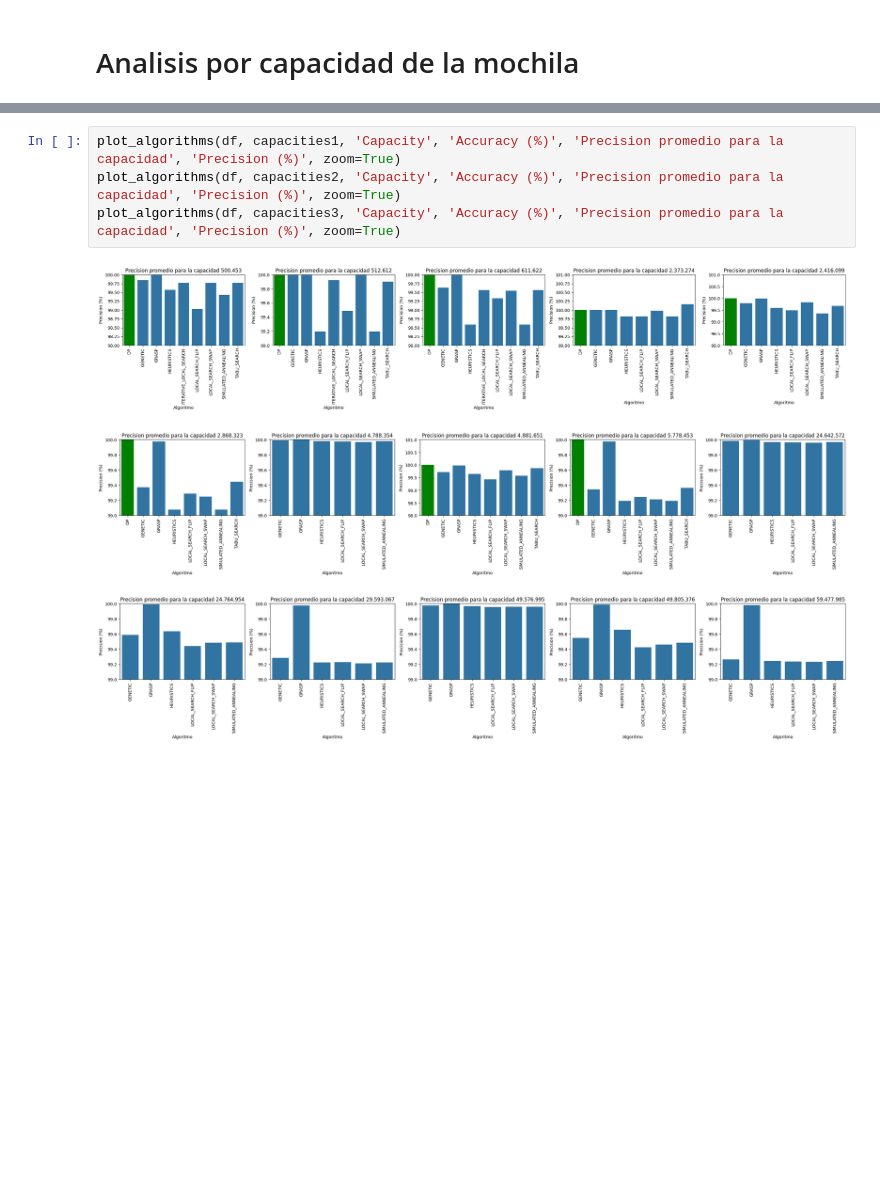
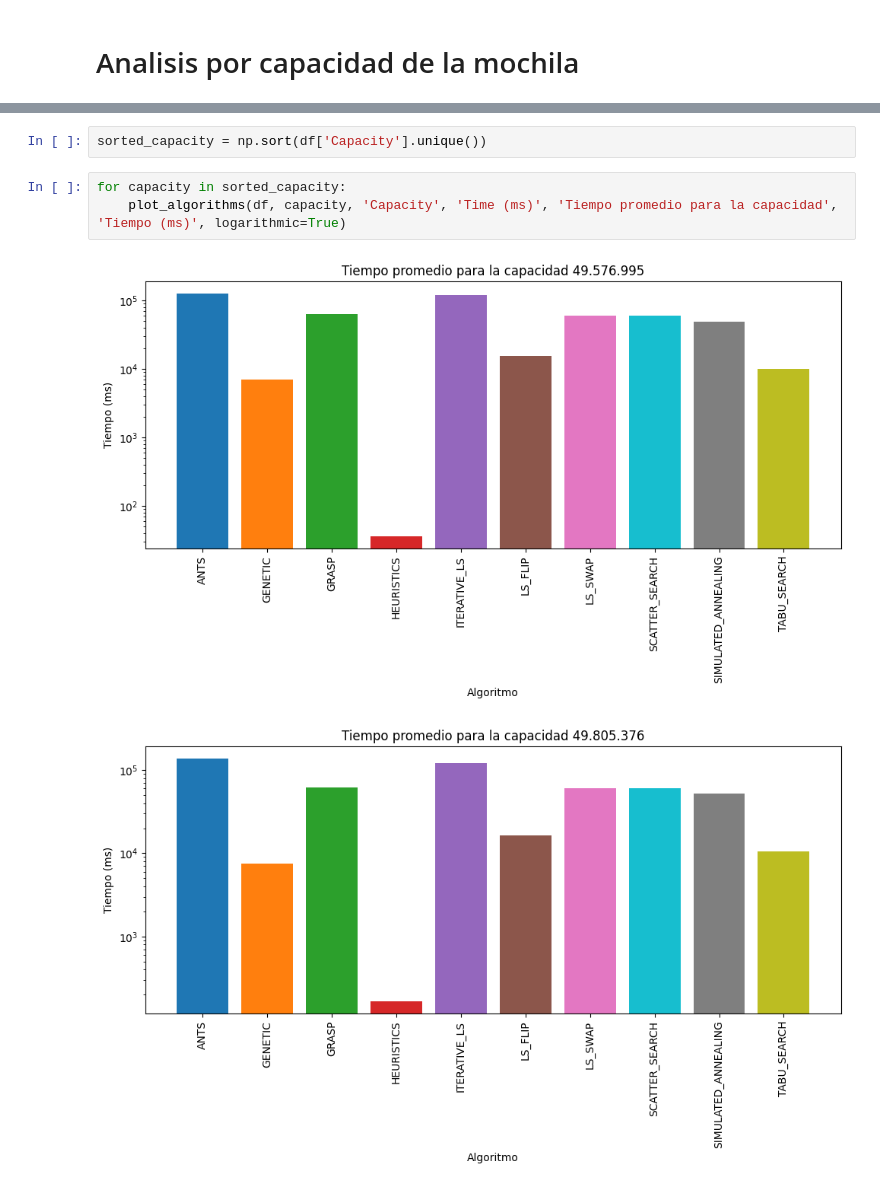
Before and after one commit to adelinarf/proyecto-dise-o2, a Jupyter notebook: analisis.ipynb, the cells around one changed output, grey strips where cells are left out. Drawn from its saved outputs; the diff is of its cells as text; blank space fills up the shorter version.

```diff
--- a/analisis.ipynb
+++ b/analisis.ipynb
@@ -111,8 +118,8 @@ plot_algorithms(df, capacities3, 'Capacity', 'Time (ms)', 'Tiempo promedio para
-# %%
-plot_algorithms(df, capacities1, 'Capacity', 'Accuracy (%)', 'Precision promedio para la capacidad', 'Precision (%)', zoom=True)
-plot_algorithms(df, capacities2, 'Capacity', 'Accuracy (%)', 'Precision promedio para la capacidad', 'Precision (%)', zoom=True)
-plot_algorithms(df, capacities3, 'Capacity', 'Accuracy (%)', 'Precision promedio para la capacidad', 'Precision (%)', zoom=True)
-# %% [output]
-[figure, removed]
-[figure, removed]
-[figure, removed]
+# %%
+sorted_capacity = np.sort(df['Capacity'].unique())
+# %%
+for capacity in sorted_capacity:
+	plot_algorithms(df, capacity, 'Capacity', 'Time (ms)', 'Tiempo promedio para la capacidad', 'Tiempo (ms)', logarithmic=True)
+# %% [output]
+[figure, added]
+[figure, added]
```
Also changed, not shown: parts of 23 cells of this notebook, 5 other files.
